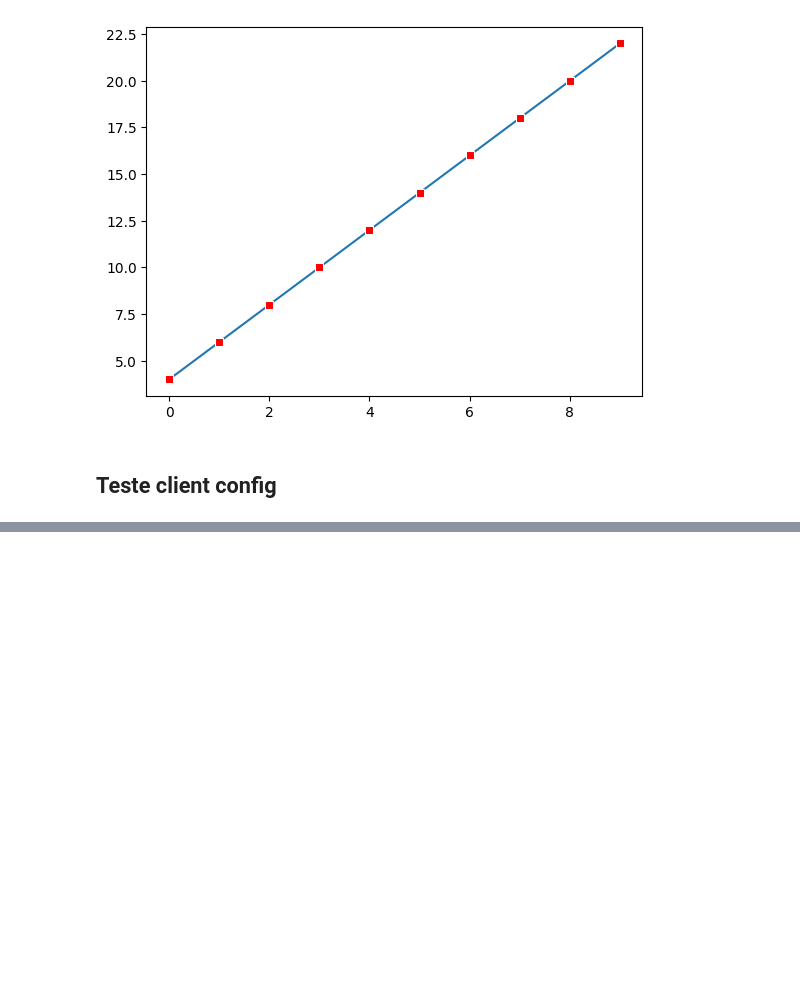
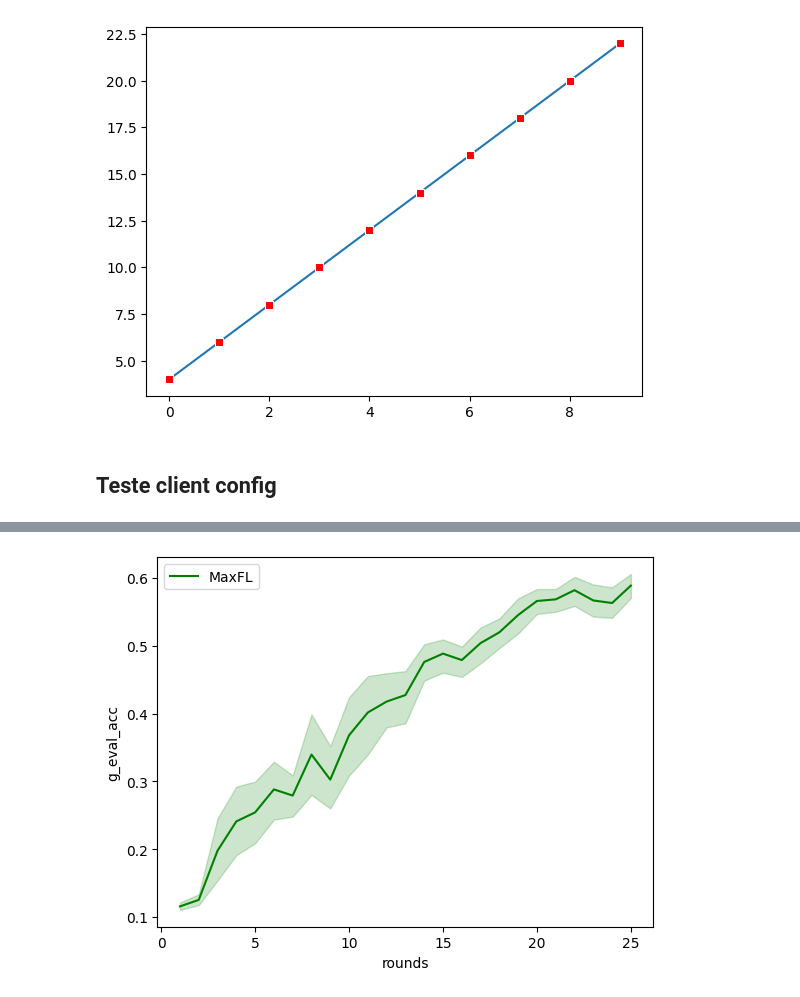
Before and after one commit to rafaeloj/LetsFed, a Jupyter notebook: teste.ipynb, the cells around one changed output, grey strips where cells are left out. Cells and saved outputs as stored; diff of their text form; code cells hidden in the pictures; blank space fills up the shorter version.

```diff
--- a/teste.ipynb
+++ b/teste.ipynb
@@ -51,2 +65,9 @@ df.head()
 # %%
 import seaborn as sns
+# %%
+ax=sns.lineplot(data=df, x='rounds', y='g_eval_acc', color='green', label='MaxFL')
+# ax=sns.lineplot(data=df.loc[df['aggregation'] == 'maxfl'], x='rounds', y='g_eval_acc', color='green', label='MaxFL')
+# sns.lineplot(data=df.loc[df['aggregation'] == 'maxfl-per'], x='rounds', y='g_eval_acc', ax=ax, color='red', label="MaxFL+FedPer")
+# sns.lineplot(data=df.loc[df['aggregation'] == 'avg'], x='rounds', y='g_eval_acc', ax=ax, color='blue', label="avg")
+# %% [output]
+[figure, added]
```
Also changed, not shown: parts of 11 cells of this notebook, 8 other files.
